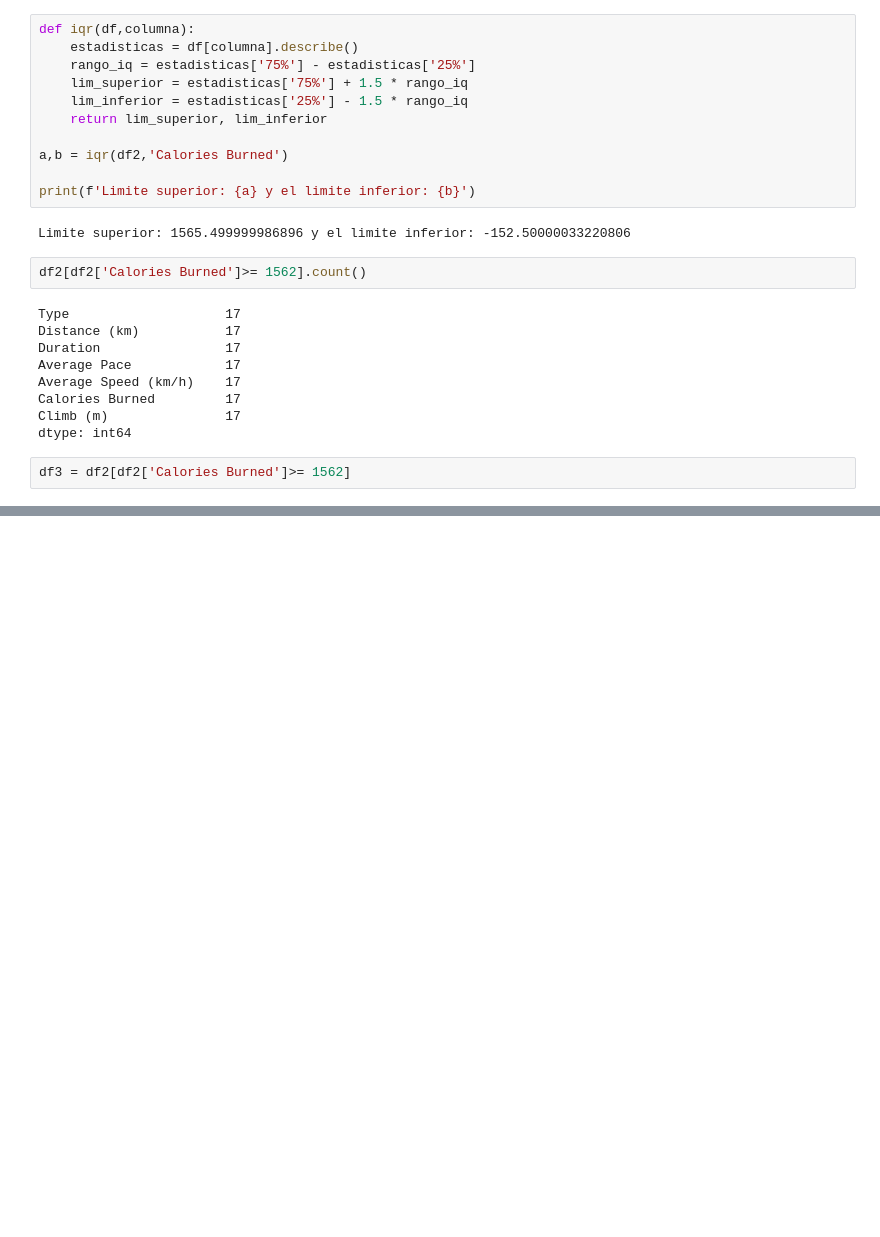
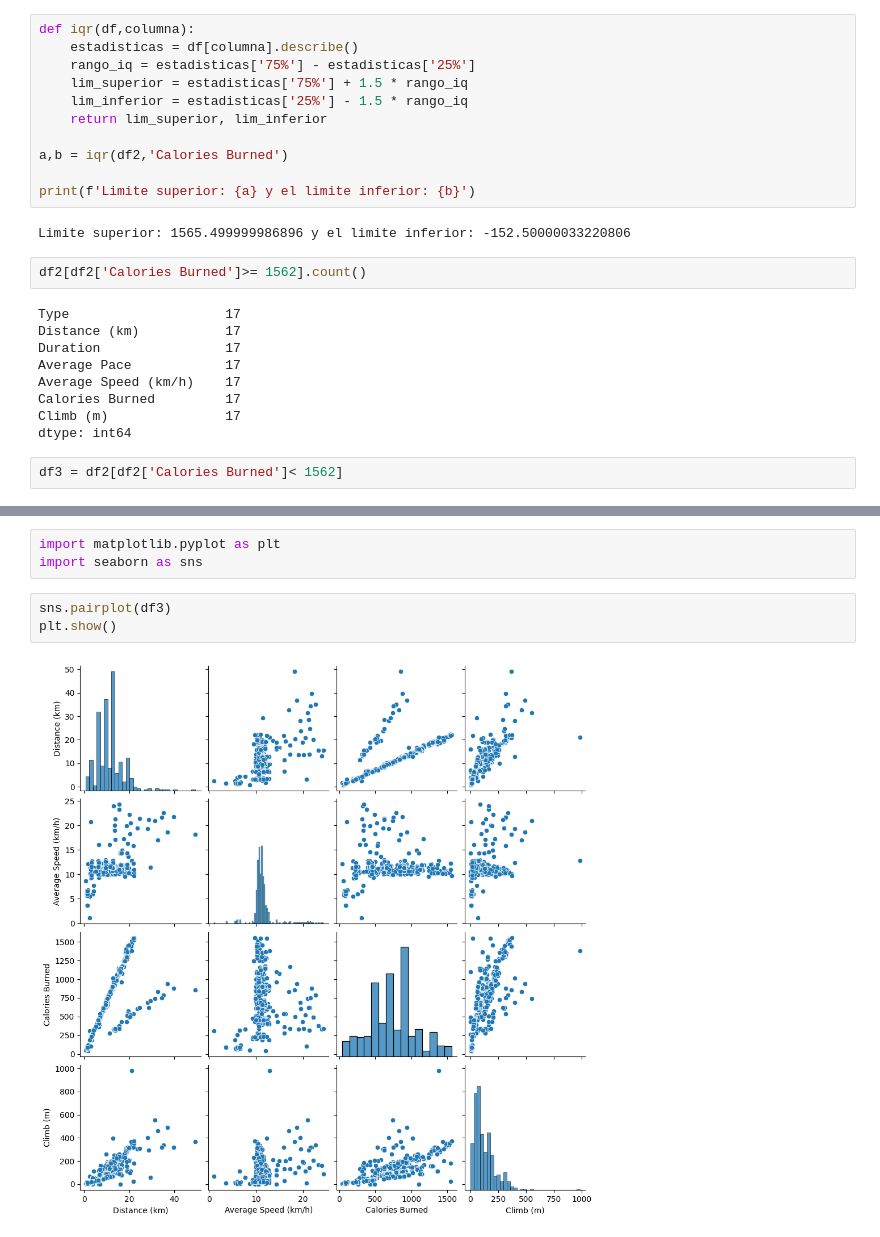
Before and after one commit to bartowen/desafio_render, a Jupyter notebook: src/explore.ipynb, the cells around one changed output, grey strips where cells are left out. Saved outputs shown, nothing was run; the diff lists cells and outputs as text; blank space fills up the shorter version.

Commit message:
pairplot

```diff
--- a/src/explore.ipynb
+++ b/src/explore.ipynb
@@ -102,4 +102,4 @@ Calories Burned         17
 Climb (m)               17
 dtype: int64
 # %%
-df3 = df2[df2['Calories Burned']>= 1562]
+df3 = df2[df2['Calories Burned']< 1562]
@@ -105,0 +118,8 @@ df3 = df2[df2['Calories Burned']>= 1562]
+# %%
+import matplotlib.pyplot as plt
+import seaborn as sns
+# %%
+sns.pairplot(df3)
+plt.show()
+# %% [output]
+[figure, added]
```
Also changed, not shown: parts of 1 cell of this notebook.
